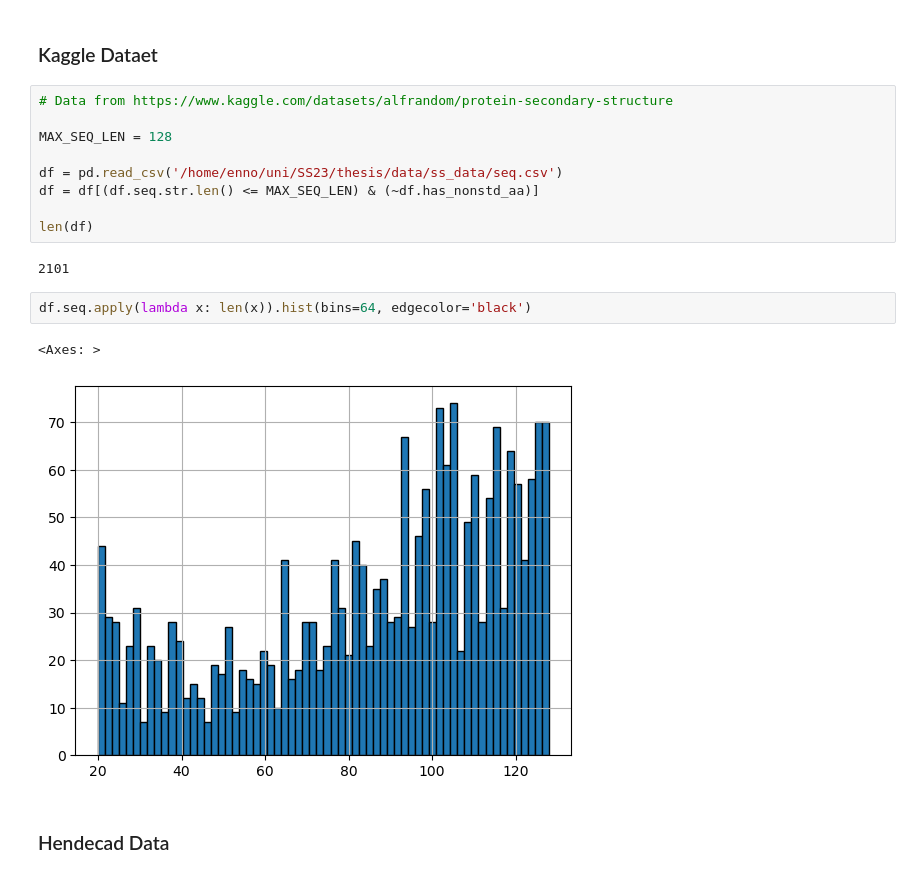
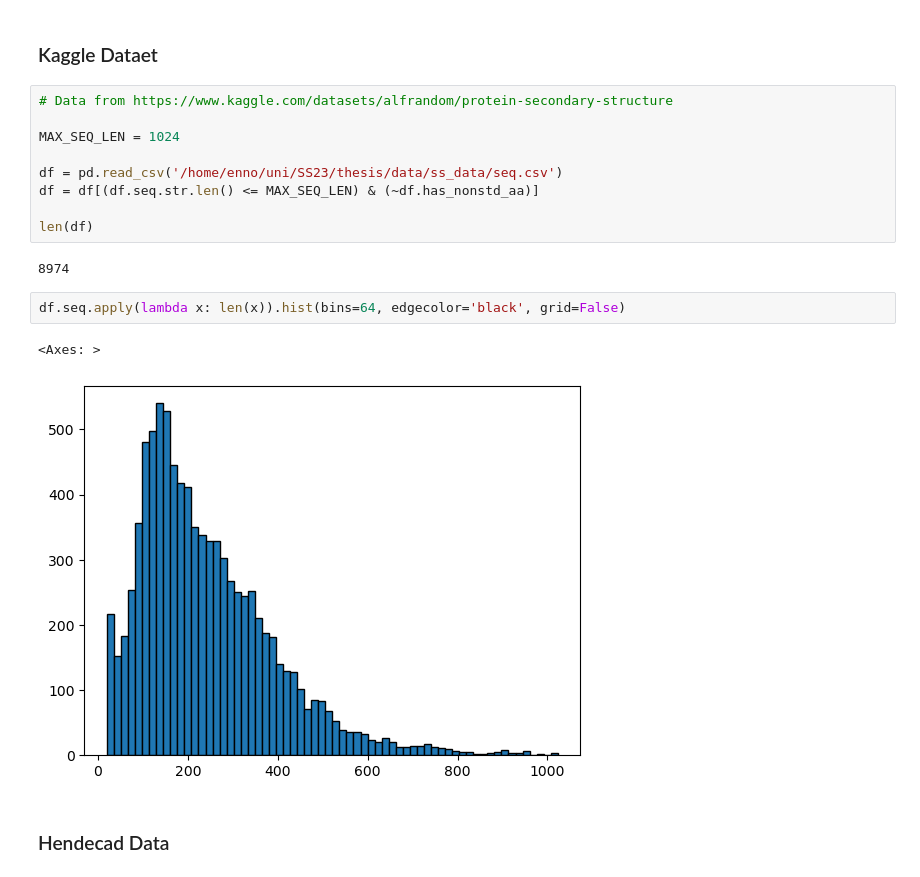
Before and after one commit to donEnno/hendecads, a Jupyter notebook: code/seq2ss.ipynb, the cells around one changed output. Drawn from its saved outputs; the diff is of its cells as text.

```diff
--- a/code/seq2ss.ipynb
+++ b/code/seq2ss.ipynb
@@ -25,19 +25,19 @@ To enable the following instructions: SSE4.1 SSE4.2 AVX AVX2 FMA, in other opera
 # %%
 # Data from https://www.kaggle.com/datasets/alfrandom/protein-secondary-structure
 
-MAX_SEQ_LEN = 128
+MAX_SEQ_LEN = 1024
 
 df = pd.read_csv('/home/enno/uni/SS23/thesis/data/ss_data/seq.csv')
 df = df[(df.seq.str.len() <= MAX_SEQ_LEN) & (~df.has_nonstd_aa)]
 
 len(df)
 # %% [output]
-2101
+8974
 # %%
-df.seq.apply(lambda x: len(x)).hist(bins=64, edgecolor='black')
+df.seq.apply(lambda x: len(x)).hist(bins=64, edgecolor='black', grid=False)
 # %% [output]
 <Axes: >
-[figure, old version]
+[figure, new version]
 # %% [markdown]
 ### Hendecad Data
 # %%
```
Also changed, not shown: parts of 14 cells of this notebook, 1 other file.
